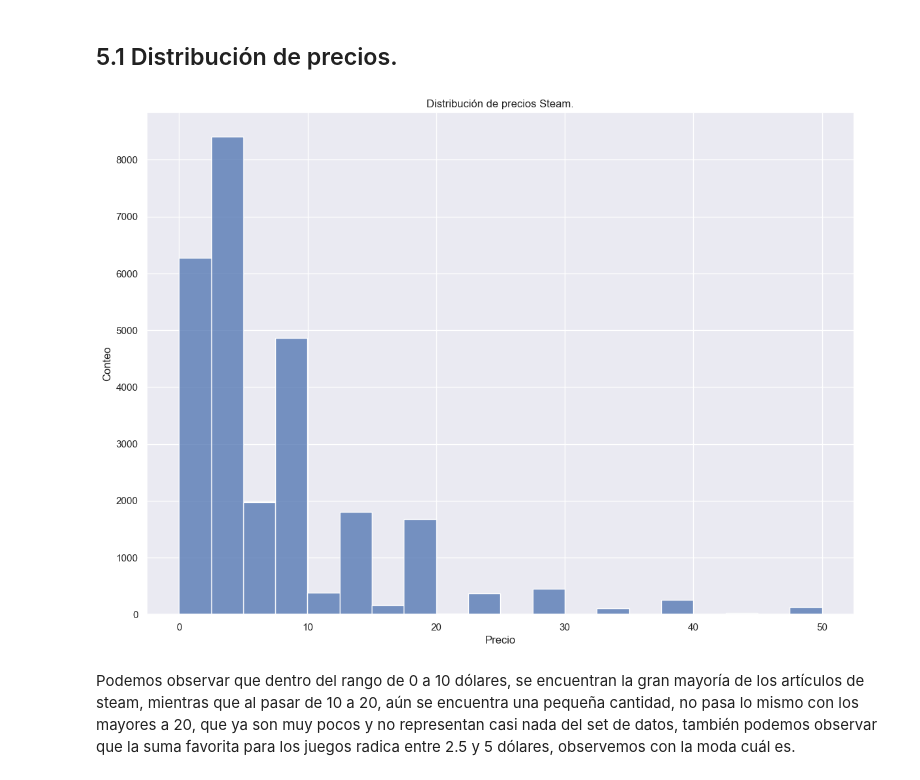
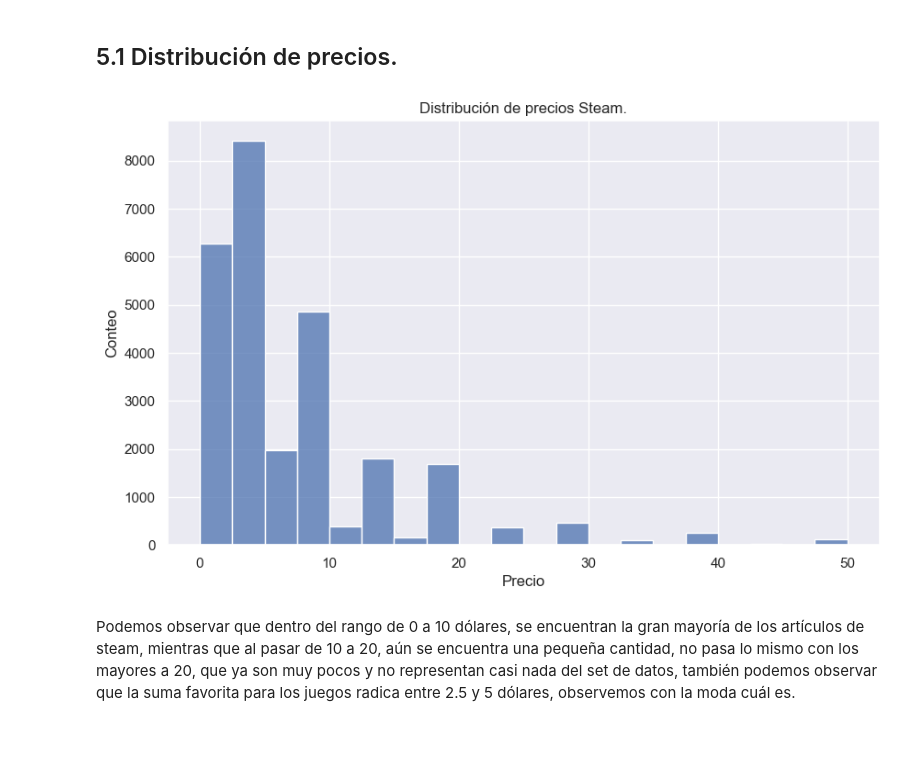
Before and after one commit to Aeregon-Sharks/Steam-ML-Ops, a Jupyter notebook: MachineLearning/EDA.ipynb, the cells around one changed output. Drawn from its saved outputs; the diff is of its cells as text; code cells hidden in the pictures; blank space fills up the shorter version.

```diff
--- a/MachineLearning/EDA.ipynb
+++ b/MachineLearning/EDA.ipynb
@@ -264,14 +256,14 @@ Observemos la distribución de precios, ahora que estos valores tan altos no est
 # %% [markdown]
 ## 5.1 Distribución de precios.
 # %%
-plt.figure(figsize=(14, 10))
+plt.figure(figsize=(10, 6))
 sns.set(style='darkgrid')
 ax = sns.histplot(pric_nout, bins=20)
 ax.set(xlabel='Precio', ylabel='Conteo')
 ax.set_title("Distribución de precios Steam.")
 plt.show()
 # %% [output]
-[figure, old version]
+[figure, new version]
 # %% [markdown]
 Podemos observar que dentro del rango de 0 a 10 dólares, se encuentran la gran mayoría de los artículos de steam, mientras que al pasar de 10 a 20, aún se encuentra una pequeña cantidad, no pasa lo mismo con los mayores a 20, que ya son muy pocos y no representan casi nada del set de datos, también podemos observar que la suma favorita para los juegos radica entre 2.5 y 5 dólares, observemos con la moda cuál es.
 # %%
```
Also changed, not shown: parts of 93 cells of this notebook, 3 other files.
